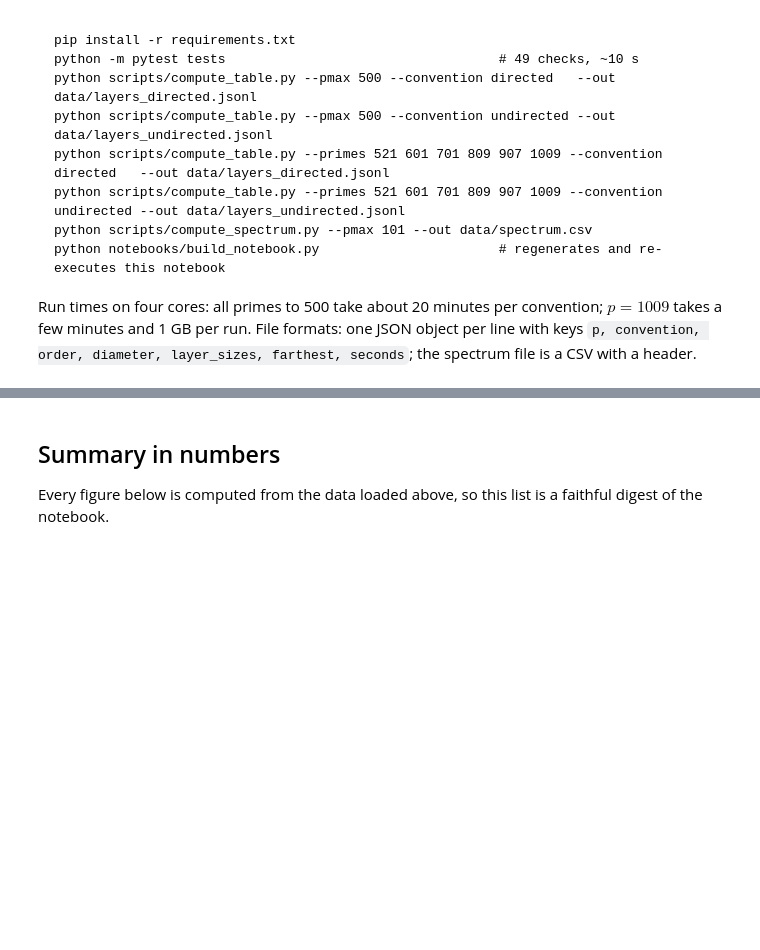
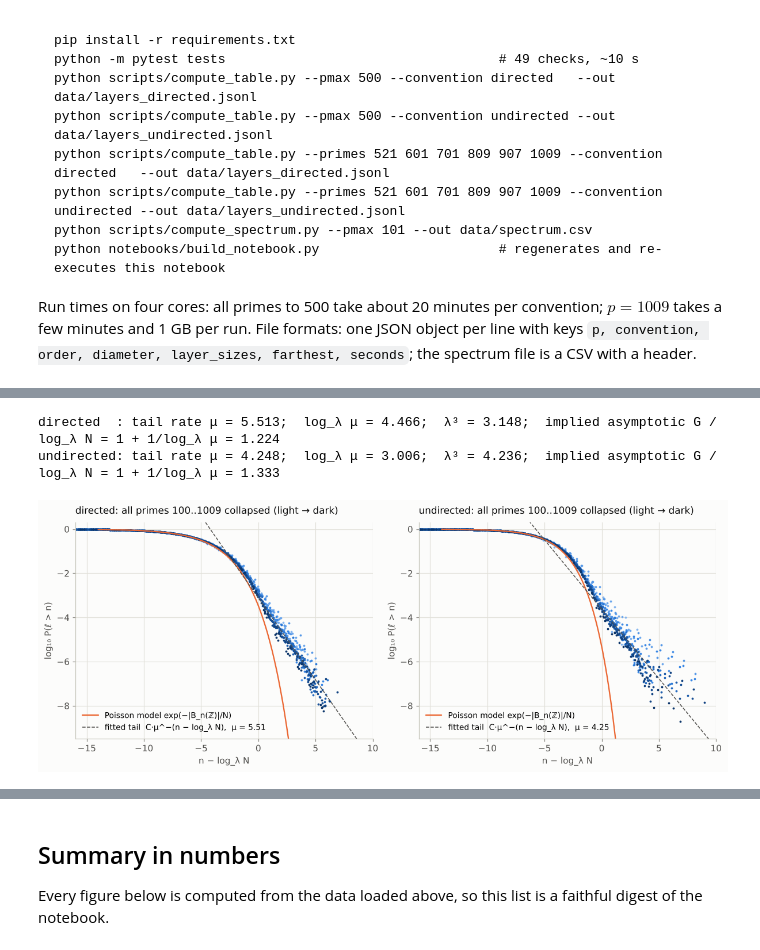
Before and after one commit to CRStruesel/God-s-Number-Project, a Jupyter notebook: notebooks/gods_number.ipynb, the cells around one changed output, grey strips where cells are left out. Cells and saved outputs as stored; diff of their text form; code cells hidden in the pictures; blank space fills up the shorter version.

```diff
--- a/notebooks/gods_number.ipynb
+++ b/notebooks/gods_number.ipynb
@@ -1449,0 +1462,15 @@ farthest, seconds`; the spectrum file is a CSV with a header.
+# %%
+lamv = {"directed": psi, "undirected": phi}
+BZ = {c: np.cumsum(np.array(layers_extended(140, c), dtype=object)).astype(float) for c in lamv}
+poisson_rows = []
+for conv in ["directed", "undirected"]:
+    for p in [101, 211, 499, 1009]:
+        L = np.array(DATA[conv][p]["layer_sizes"], float); N = L.sum()
+        model = 1 - np.exp(-BZ[conv][:len(L)] / N)
+        unc = N * np.exp(-BZ[conv] / N)
+        poisson_rows.append({"conv": conv, "p": p, "G": len(L) - 1, "Poisson G": int(np.argmax(unc < 0.5)),
+                     "mean ℓ": round(float((np.arange(len(L)) * L).sum() / N), 2),
+                     "Poisson mean": round(float(np.sum(np.exp(-BZ[conv] / N))), 2),
+                     "sup |actual − model| of P(ℓ ≤ n)": round(float(np.max(np.abs(np.cumsum(L) / N - model))), 4),
+                     "G / log_λ N": round((len(L) - 1) / (math.log(N) / math.log(lamv[conv])), 3)})
+pd.DataFrame(poisson_rows).set_index(["conv", "p"])
@@ -1449,0 +1498,29 @@ farthest, seconds`; the spectrum file is a CSV with a header.
+# %%
+fig, axes = plt.subplots(1, 2, figsize=(11, 4.4))
+tail_fit = {}
+for ax, conv in zip(axes, ["directed", "undirected"]):
+    ps = sorted(p for p in DATA[conv] if p >= 100)
+    ramp3 = [SEQ[i] for i in np.linspace(0, len(SEQ) - 1, len(ps)).round().astype(int)]
+    xs, ys = [], []
+    for p, col in zip(ps, ramp3):
+        L = np.array(DATA[conv][p]["layer_sizes"], float); N = L.sum(); unr = N - np.cumsum(L)
+        logN = math.log(N) / math.log(lamv[conv]); n = np.arange(len(L)); m = unr > 0
+        ax.plot(n[m] - logN, np.log10(unr[m] / N), ".", color=col, ms=3)
+        mm = (unr / N < 1e-3) & (unr / N > 1e-7) & (unr > 20)
+        if p >= 150: xs += list(n[mm] - logN); ys += list(np.log(unr[mm] / N))
+    c0 = BZ[conv][100] / lamv[conv] ** 100
+    x = np.linspace(-14, 10, 400)
+    ax.plot(x, np.log10(np.exp(-c0 * lamv[conv] ** x)), color=PAL["undirected"], label="Poisson model exp(−|B_n(ℤ)|/N)", **LINE)
+    s, i = np.polyfit(xs, ys, 1); mu = math.exp(-s); tail_fit[conv] = mu
+    ax.plot(x, (i + s * x) / math.log(10), "--", color=INK2, lw=1, label=f"fitted tail  C·μ^−(n − log_λ N),  μ = {mu:.2f}")
+    style(ax, f"{conv}: all primes 100..1009 collapsed (light → dark)", "n − log_λ N", "log₁₀ P(ℓ > n)")
+    ax.set_ylim(-9.5, 0.3); ax.set_xlim(-16, 10); ax.legend(loc="lower left")
+plt.tight_layout()
+for conv in ["directed", "undirected"]:
+    mu = tail_fit[conv]; lam = lamv[conv]
+    print(f"{conv:10s}: tail rate μ = {mu:.3f};  log_λ μ = {math.log(mu)/math.log(lam):.3f};  λ³ = {lam**3:.3f};"
+          f"  implied asymptotic G / log_λ N = 1 + 1/log_λ μ = {1 + math.log(lam)/math.log(mu):.3f}")
+# %% [output]
+directed  : tail rate μ = 5.513;  log_λ μ = 4.466;  λ³ = 3.148;  implied asymptotic G / log_λ N = 1 + 1/log_λ μ = 1.224
+undirected: tail rate μ = 4.248;  log_λ μ = 3.006;  λ³ = 4.236;  implied asymptotic G / log_λ N = 1 + 1/log_λ μ = 1.333
+[figure, added]
```
Also changed, not shown: parts of 13 cells of this notebook, 1 other file.
